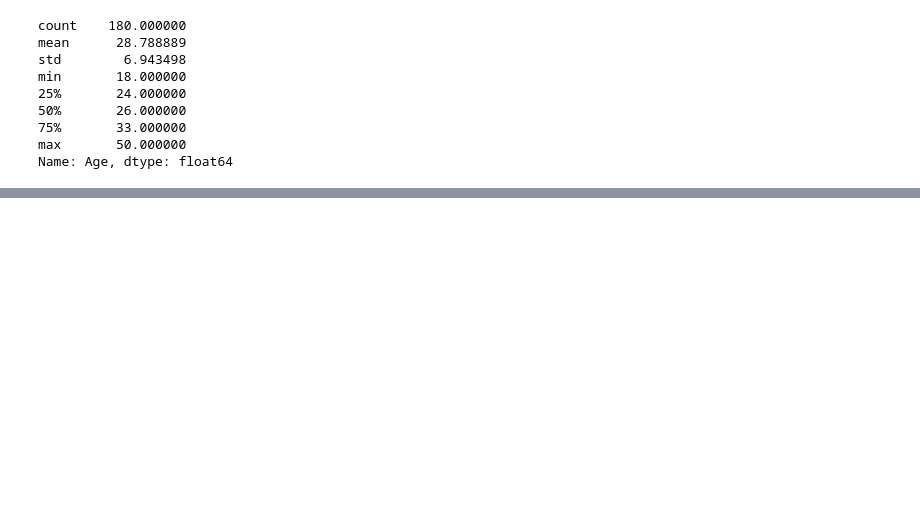
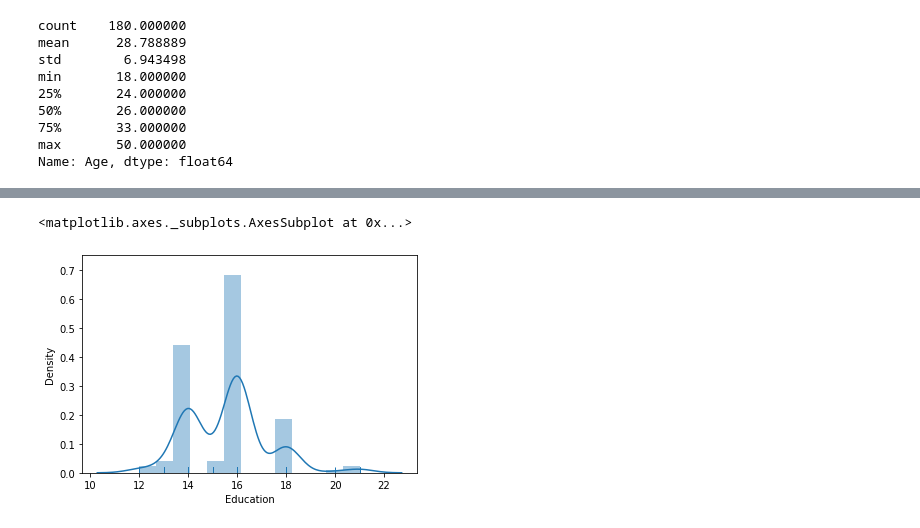
Before and after one commit to debadattasarangi/ML, a Jupyter notebook: Aerofit.ipynb, the cells around one changed output, grey strips where cells are left out. Drawn from its saved outputs; the diff is of its cells as text; code cells hidden in the pictures; blank space fills up the shorter version.

```diff
--- a/Aerofit.ipynb
+++ b/Aerofit.ipynb
@@ -239,0 +246,7 @@ aerofit.groupby(["Product","MaritalStatus","Fitness","Income"]).count()
+# %%
+# ['Age','Education','Usage','Fitness','Income','Miles']:
+sns.distplot( a=aerofit.Education,rug=True)
+# most of the customers educations between 13-18
+# %% [output]
+<matplotlib.axes._subplots.AxesSubplot at 0x...>
+[figure, added]
```
Also changed, not shown: parts of 68 cells of this notebook.
